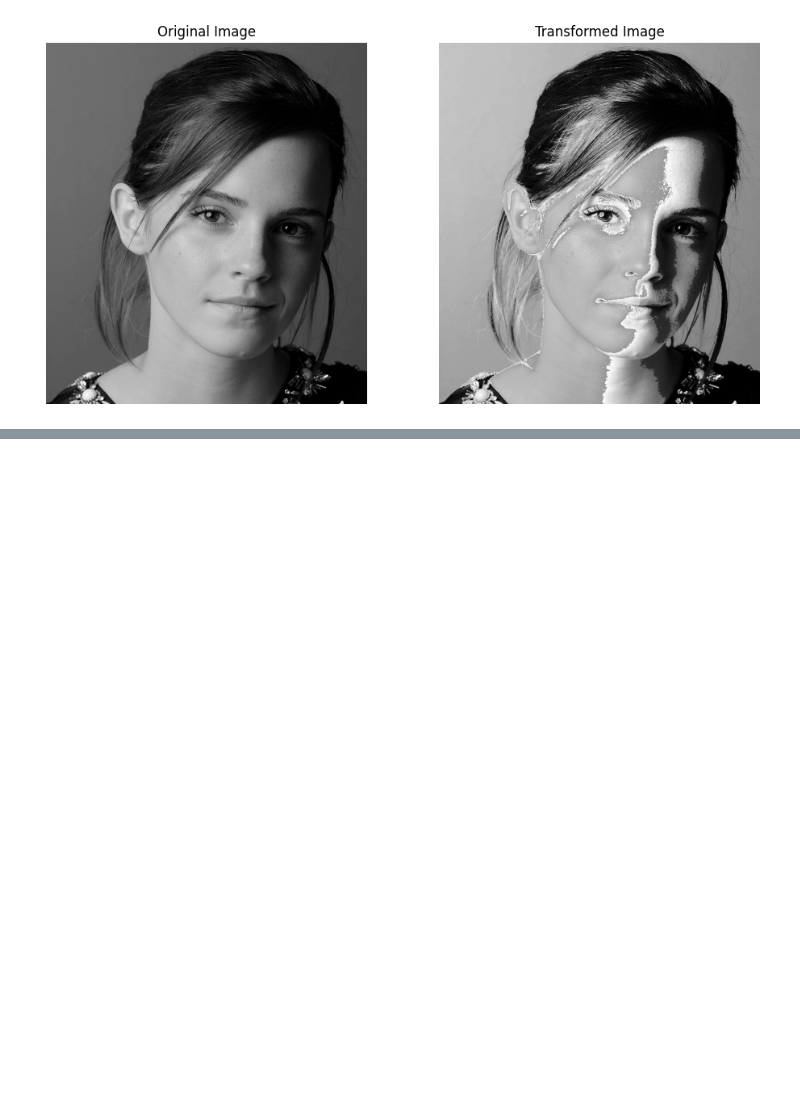
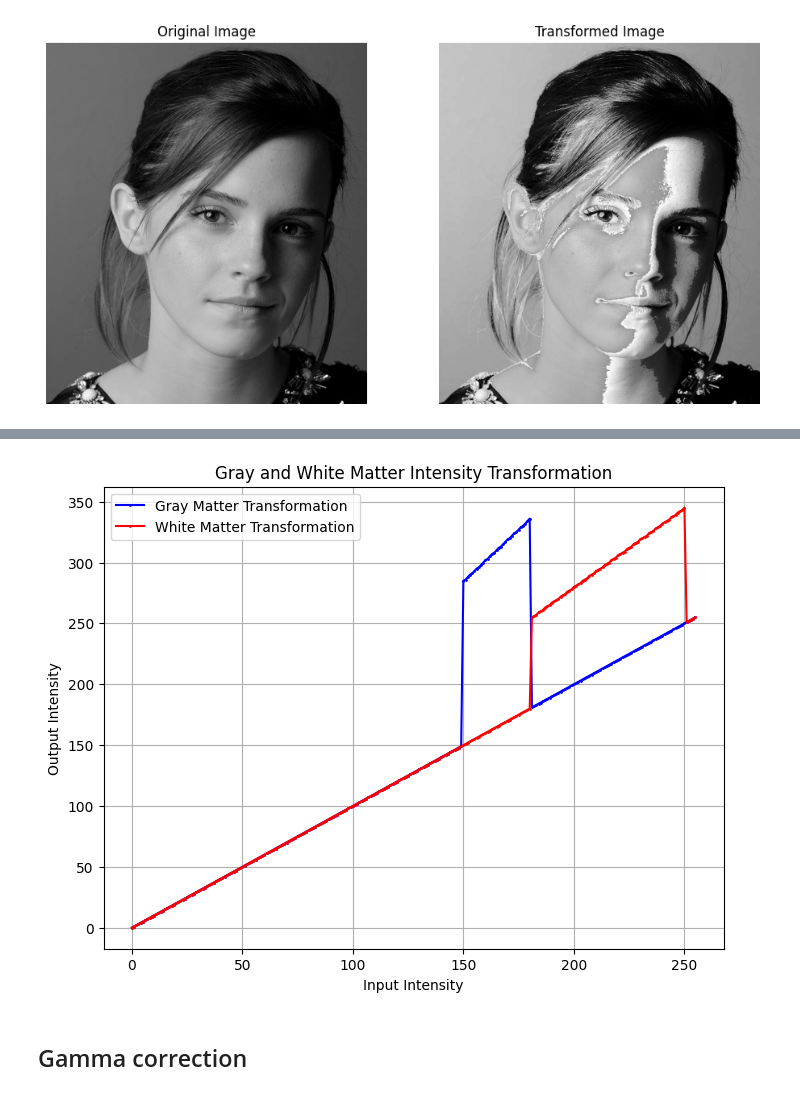
Before and after one commit to eshansurendra/EN3160_Assignment_01, a Jupyter notebook: Assignmnet_1.ipynb, the cells around one changed output, grey strips where cells are left out. Cells and saved outputs as stored; diff of their text form; code cells hidden in the pictures; blank space fills up the shorter version.

```diff
--- a/Assignmnet_1.ipynb
+++ b/Assignmnet_1.ipynb
@@ -70,0 +150,23 @@ plt.show()
+# %%
+# plot intensity transformation of white and gray matter on same plot
+input_values = np.arange(256)
+output_values_gray = np.copy(input_values)
+output_values_gray[150:181] = 1.7 * output_values_gray[150:181] + 30
+
+output_values_white = np.copy(input_values)
+output_values_white[181:251] = 1.3 * output_values_white[181:251] + 20
+
+plt.figure(figsize=(8, 6))
+plt.plot(input_values, output_values_gray, label='Gray Matter Transformation', color='blue', marker='o', markersize=1)
+plt.plot(input_values, output_values_white, label='White Matter Transformation', color='red', marker='o', markersize=1)
+
+plt.title('Gray and White Matter Intensity Transformation')
+plt.xlabel('Input Intensity')
+plt.ylabel('Output Intensity')
+plt.grid(True)
+plt.legend()
+plt.show()
+# %% [output]
+[figure, added]
+# %% [markdown]
+## Gamma correction
```
Also changed, not shown: parts of 4 cells of this notebook.
